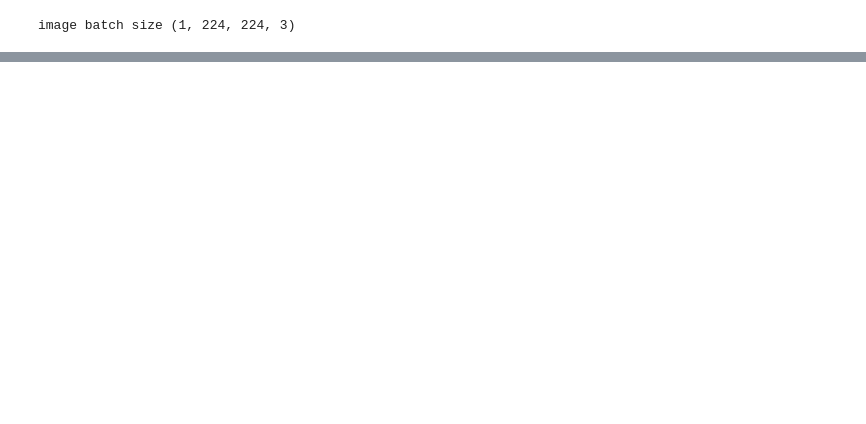
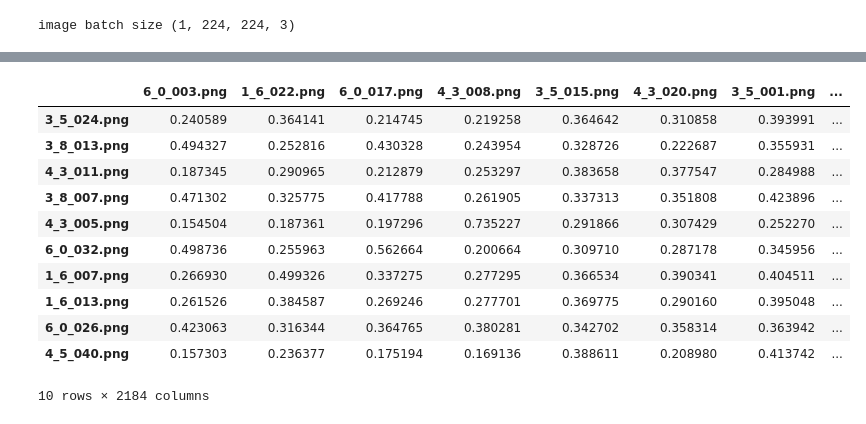
Before and after one commit to Sukhrobjon/recommender-system-based-on-pictures, a Jupyter notebook: recommend_similar_products.ipynb, the cells around one changed output, grey strips where cells are left out. Drawn from its saved outputs; the diff is of its cells as text; code cells hidden in the pictures; blank space fills up the shorter version.

```diff
--- a/recommend_similar_products.ipynb
+++ b/recommend_similar_products.ipynb
@@ -151 +181,4 @@ processed_imgs = preprocess_input(images.copy())
+# %%
+# extract the images features
+processed_imgs = process_image_for_feature_extraction(root_dir, all_image_ids)
 # %%
@@ -180,3 +209,18 @@ cos_similarities_df.head()
+# %%
+cos_sim_df.tail(10)
+# %% [output]
+|  | 6_0_003.png | 1_6_022.png | 6_0_017.png | 4_3_008.png | 3_5_015.png | 4_3_020.png | 3_5_001.png | ... |
+| 3_5_024.png | 0.240589 | 0.364141 | 0.214745 | 0.219258 | 0.364642 | 0.310858 | 0.393991 | ... |
+| 3_8_013.png | 0.494327 | 0.252816 | 0.430328 | 0.243954 | 0.328726 | 0.222687 | 0.355931 | ... |
+| 4_3_011.png | 0.187345 | 0.290965 | 0.212879 | 0.253297 | 0.383658 | 0.377547 | 0.284988 | ... |
+| 3_8_007.png | 0.471302 | 0.325775 | 0.417788 | 0.261905 | 0.337313 | 0.351808 | 0.423896 | ... |
+| 4_3_005.png | 0.154504 | 0.187361 | 0.197296 | 0.735227 | 0.291866 | 0.307429 | 0.252270 | ... |
+| 6_0_032.png | 0.498736 | 0.255963 | 0.562664 | 0.200664 | 0.309710 | 0.287178 | 0.345956 | ... |
+| 1_6_007.png | 0.266930 | 0.499326 | 0.337275 | 0.277295 | 0.366534 | 0.390341 | 0.404511 | ... |
+| 1_6_013.png | 0.261526 | 0.384587 | 0.269246 | 0.277701 | 0.369775 | 0.290160 | 0.395048 | ... |
+| 6_0_026.png | 0.423063 | 0.316344 | 0.364765 | 0.380281 | 0.342702 | 0.358314 | 0.363942 | ... |
+| 4_5_040.png | 0.157303 | 0.236377 | 0.175194 | 0.169136 | 0.388611 | 0.208980 | 0.413742 | ... |
+10 rows × 2184 columns
 # %%
 # function to retrieve the most similar products for a given one
 
```
Also changed, not shown: parts of 22 cells of this notebook.
